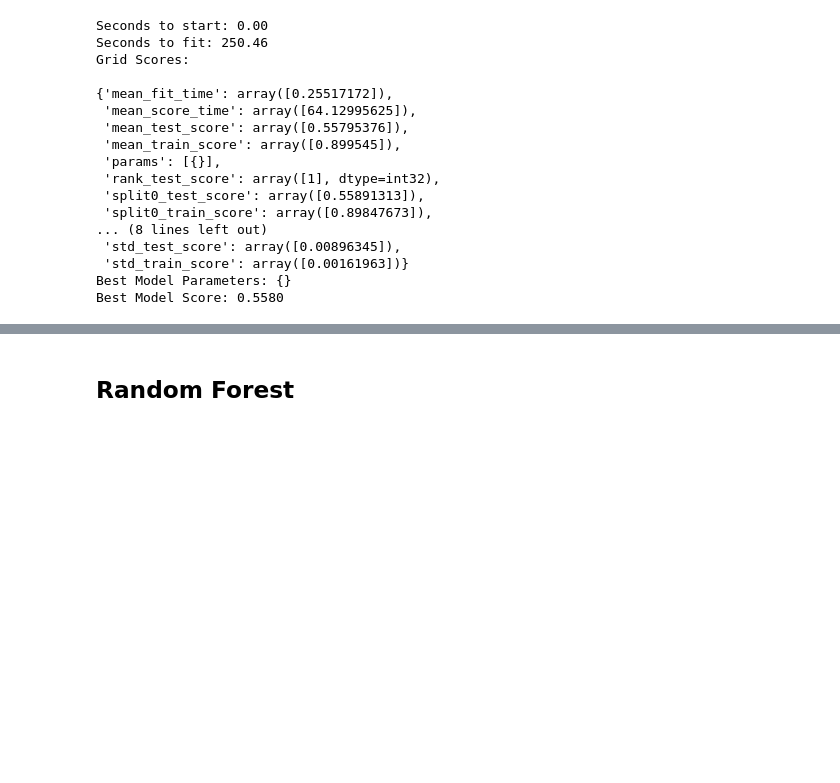
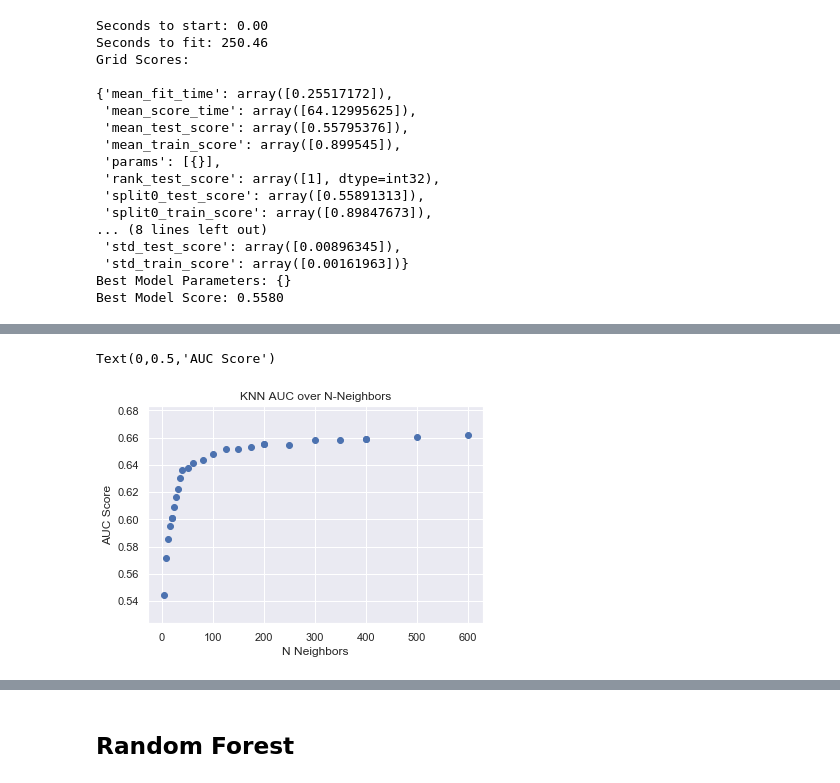
Before and after one commit to blairdev1023/kaggle_credit_comp, a Jupyter notebook: Modeling.ipynb, the cells around one changed output, grey strips where cells are left out. Saved outputs shown, nothing was run; the diff lists cells and outputs as text; code cells hidden in the pictures; blank space fills up the shorter version.

```diff
--- a/Modeling.ipynb
+++ b/Modeling.ipynb
@@ -276,0 +456,11 @@ The whole dataset of 300k would take ~9000 seconds to train locally (2.5 hours).
+# %%
+x = [3, 7, 11, 15, 19, 19, 23, 27, 31, 35, 39, 50, 60, 80, 100, 125, 150, 175, 200, 200, 250, 300, 350, 400, 400, 500, 600]
+knn_AUC_means = [0.54479748, 0.57184604, 0.5852932 , 0.59513264, 0.60120883, 0.60120883, 0.60896516, 0.61627274, 0.62263232, 0.63040065,
+       0.63615329, 0.63783752, 0.64099169, 0.64338975, 0.64766161, 0.65137785, 0.65149116, 0.65325445, 0.6551905, 0.6551905 , 0.65488796, 0.65824526, 0.65794263, 0.6590553, 0.65905535, 0.66007587, 0.66221001]
+plt.scatter(x=x, y=knn_AUC_means)
+plt.title('KNN AUC over N-Neighbors')
+plt.xlabel('N Neighbors')
+plt.ylabel('AUC Score')
+# %% [output]
+Text(0,0.5,'AUC Score')
+[figure, added]
```
Also changed, not shown: parts of 22 cells of this notebook.
